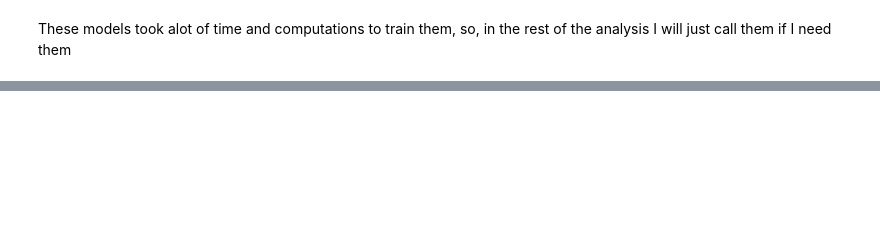
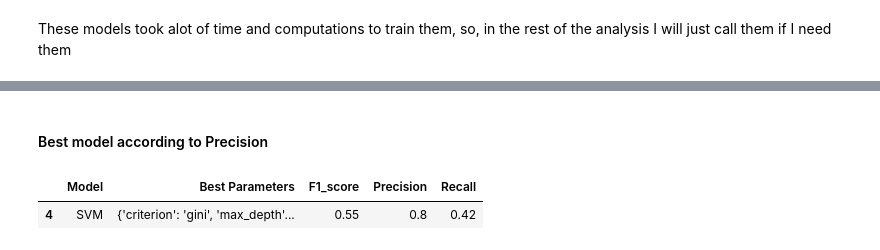
Before and after one commit to youssefashmawy/predicting-adult-salary, a Jupyter notebook: project.ipynb, the cells around one changed output, grey strips where cells are left out. Saved outputs shown, nothing was run; the diff lists cells and outputs as text; code cells hidden in the pictures; blank space fills up the shorter version.

```diff
--- a/project.ipynb
+++ b/project.ipynb
@@ -577,0 +668,9 @@ joblib.dump(SVM.best_estimator_, 'SVM.pkl')
+# %% [markdown]
+#### Best model according to Precision
+# %%
+summary_df['Precision'] = pd.to_numeric(summary_df['Precision'], errors='coerce')
+
+summary_df[summary_df['Precision'] == summary_df['Precision'].max()]
+# %% [output]
+|  | Model | Best Parameters | F1_score | Precision | Recall |
+| 4 | SVM | {'criterion': 'gini', 'max_depth'... | 0.55 | 0.8 | 0.42 |
```
Also changed, not shown: parts of 40 cells of this notebook, 6 other files.
